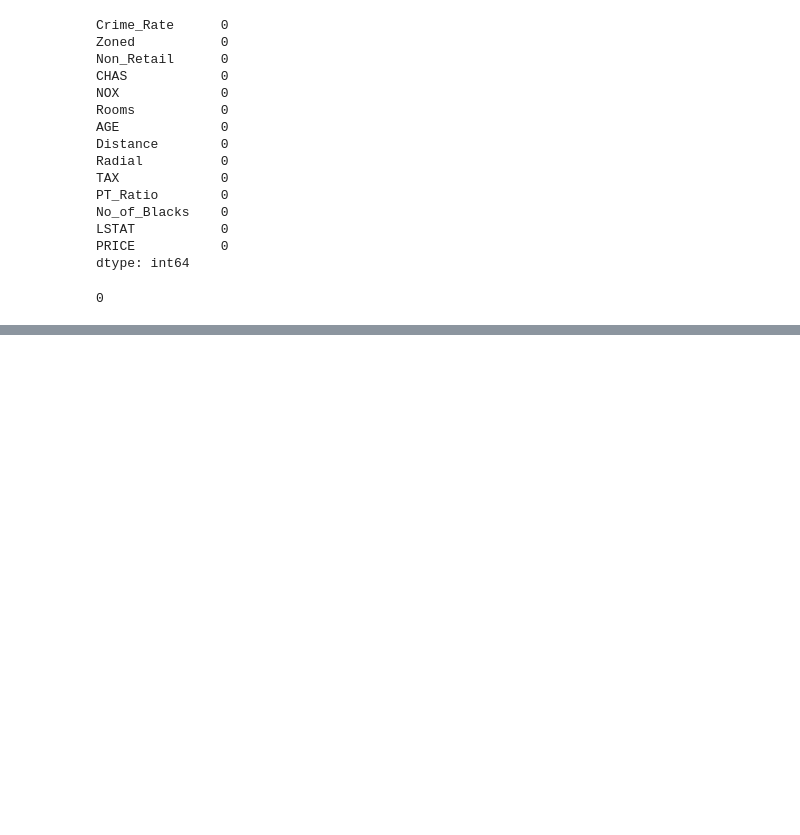
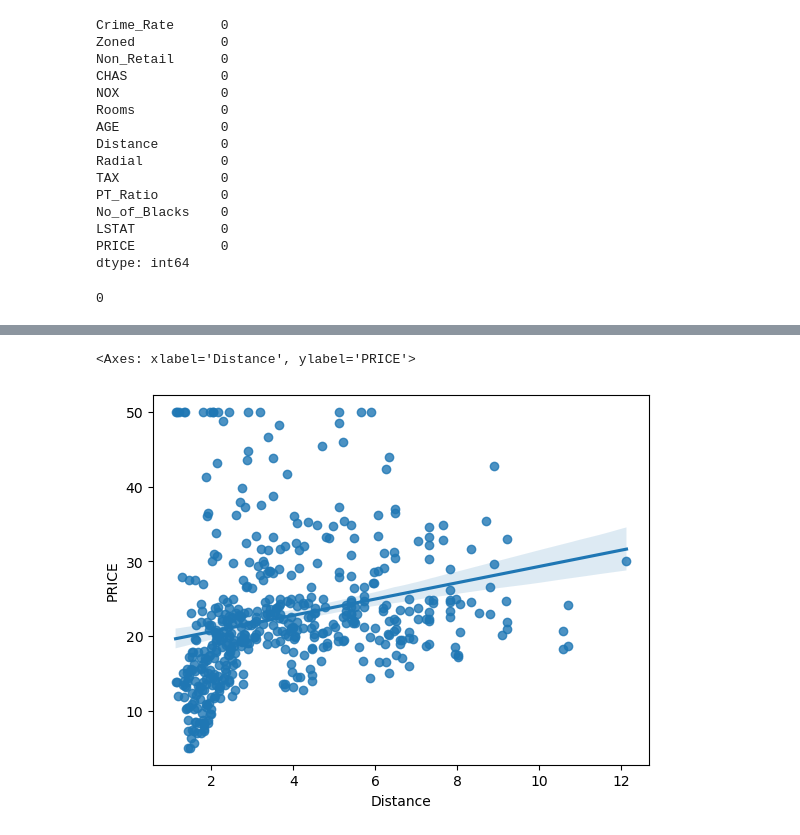
Before and after one commit to Chepngeno-langat/DS-projects, a Jupyter notebook: Multivariable Regression/Multivariable Regression Model.ipynb, the cells around one changed output, grey strips where cells are left out. Cells and saved outputs as stored; diff of their text form; code cells hidden in the pictures; blank space fills up the shorter version.

```diff
--- a/Multivariable Regression/Multivariable Regression Model.ipynb
+++ b/Multivariable Regression/Multivariable Regression Model.ipynb
@@ -96,0 +136,5 @@ len(duplicated)
+# %%
+sns.regplot(x=df_data.Distance, y=df_data.PRICE)
+# %% [output]
+<Axes: xlabel='Distance', ylabel='PRICE'>
+[figure, added]
```
Also changed, not shown: parts of 13 cells of this notebook.
